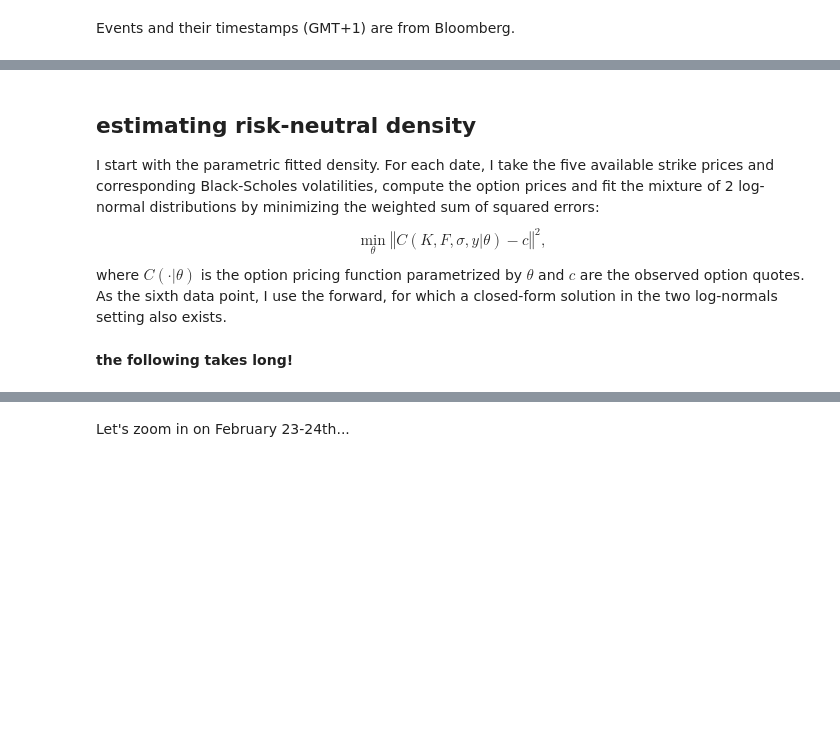
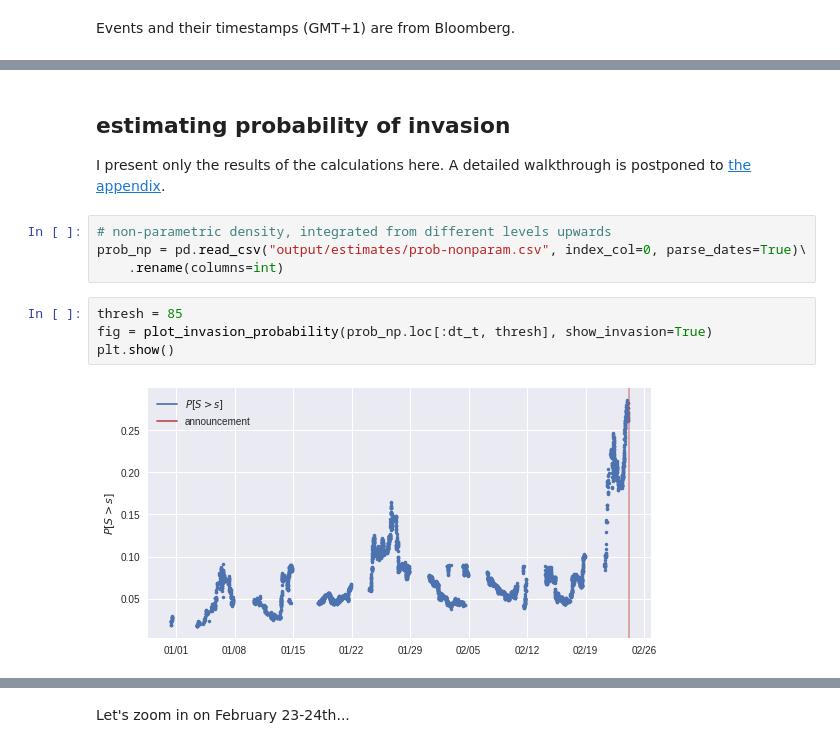
Before and after one commit to ipozdeev/fx-options-ukraine-war, a Jupyter notebook: walkthrough.ipynb, the cells around one changed output, grey strips where cells are left out. Saved outputs shown, nothing was run; the diff lists cells and outputs as text; blank space fills up the shorter version.

```diff
--- a/walkthrough.ipynb
+++ b/walkthrough.ipynb
@@ -170,9 +170,15 @@ format_dataframe(data_opt.sort_values("date"), tail=True)
 | 11601 | 136.68 | 2022-02-28 16:44 | 1.00 |
 | 30109 | 109.07 | 2022-02-28 16:44 | 0.85 |
 # %% [markdown]
-## estimating risk-neutral density
-I start with the parametric fitted density. For each date, I take the five available strike prices and corresponding Black-Scholes volatilities, compute the option prices and fit the mixture of 2 log-normal distributions by minimizing the weighted sum of squared errors:
-$$ \min_{\theta} \left\Vert C(K, F, \sigma, y | \theta) - c \right\Vert^2, $$
-where $C(\cdot | \theta)$ is the option pricing function parametrized by $\theta$ and $c$ are the observed option quotes. As the sixth data point, I use the forward, for which a closed-form solution in the two log-normals setting also exists.
+## estimating probability of invasion
+I present only the results of the calculations here. A detailed walkthrough is postponed to [the appendix](#walkthrough-non-parametric).
-# %% [markdown]
-**the following takes long!**
+# %%
+# non-parametric density, integrated from different levels upwards
+prob_np = pd.read_csv("output/estimates/prob-nonparam.csv", index_col=0, parse_dates=True)\
+    .rename(columns=int)
+# %%
+thresh = 85
+fig = plot_invasion_probability(prob_np.loc[:dt_t, thresh], show_invasion=True)
+plt.show()
+# %% [output]
+[figure, added]
```
Also changed, not shown: parts of 54 cells of this notebook, 5 other files.
